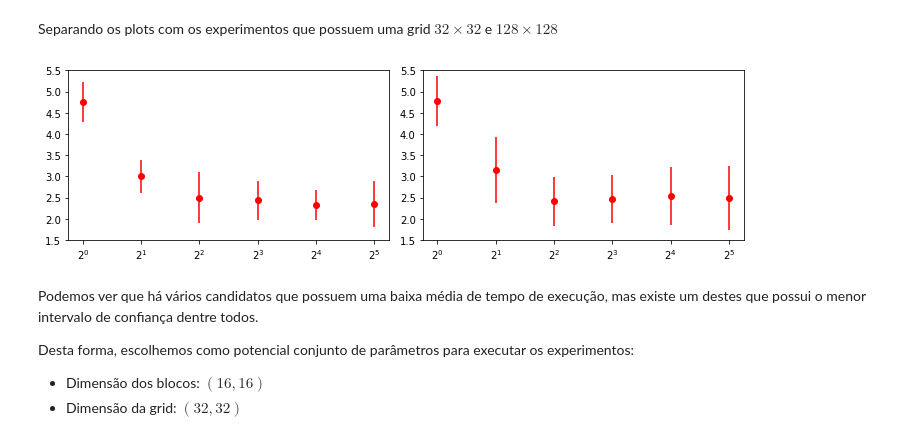
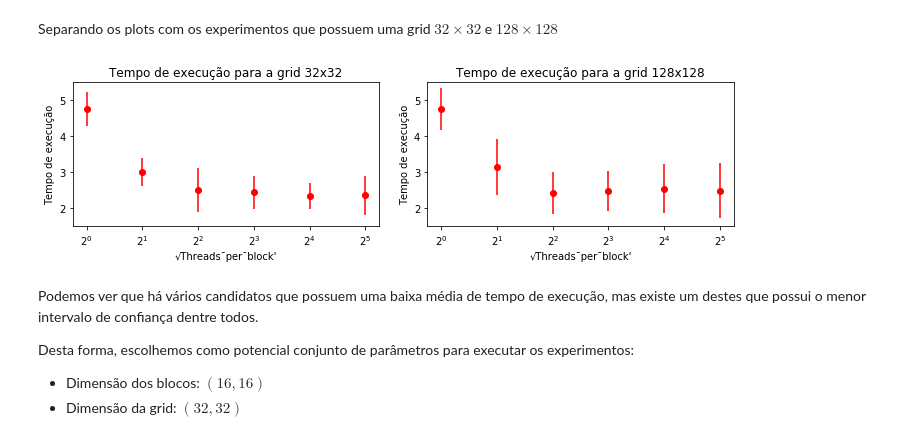
Before and after one commit to martinoni/parallel-ep2, a Jupyter notebook: ep2/src/Report.ipynb, the cells around one changed output. Cells and saved outputs as stored; diff of their text form; code cells hidden in the pictures.

```diff
--- a/ep2/src/Report.ipynb
+++ b/ep2/src/Report.ipynb
@@ -328,23 +344,32 @@ Separando os plots com os experimentos que possuem uma grid $32\times32$ e $128\
 # %%
 fig, ax = plt.subplots(nrows=1, ncols=2, figsize=(10, 3))
 ax[0].set_xscale('log', basex=2)
 ax[1].set_xscale('log', basex=2)
 
 ax[0].set_ylim(1.5, 5.5)
 ax[1].set_ylim(1.5, 5.5)
 
 cuda_1 = resumo_cuda[resumo_cuda.x_grid_cuda == 32]
 cuda_2 = resumo_cuda[resumo_cuda.x_grid_cuda == 128]
 
 ax[0].errorbar(cuda_1['x_block_cuda'], cuda_1['mean_duration_clock'],
              yerr = 2*cuda_1['std_duration_clock'], fmt='ro')
 ax[1].errorbar(cuda_2['x_block_cuda'], cuda_2['mean_duration_clock'],
              yerr = 2*cuda_2['std_duration_clock'], fmt='ro')
 
+ax[0].set_xlabel('√Threads¯per¯block\'')
+ax[0].set_ylabel('Tempo de execução')
+ax[0].set_title('Tempo de execução para a grid 32x32')
+
+ax[1].set_xlabel('√Threads¯per¯block\'')
+ax[1].set_ylabel('Tempo de execução')
+ax[1].set_title('Tempo de execução para a grid 128x128')
+
+
 
 fig.tight_layout()
 # %% [output]
-[figure, old version]
+[figure, new version]
 # %% [markdown]
 Podemos ver que há vários candidatos que possuem uma baixa média de tempo de execução, mas existe um destes que possui o menor intervalo de confiança dentre todos.
 
```
Also changed, not shown: parts of 7 cells of this notebook, 2 other files.
